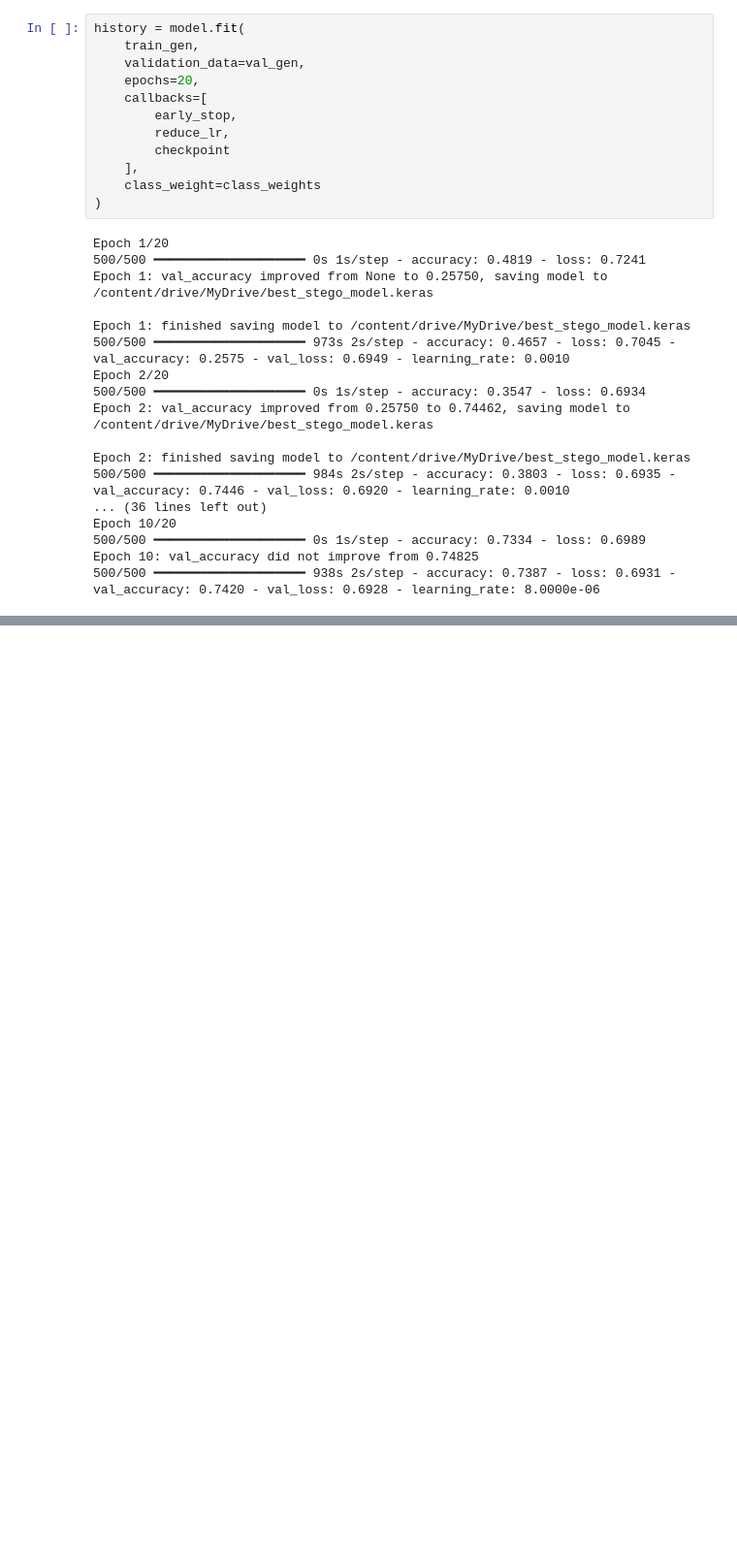
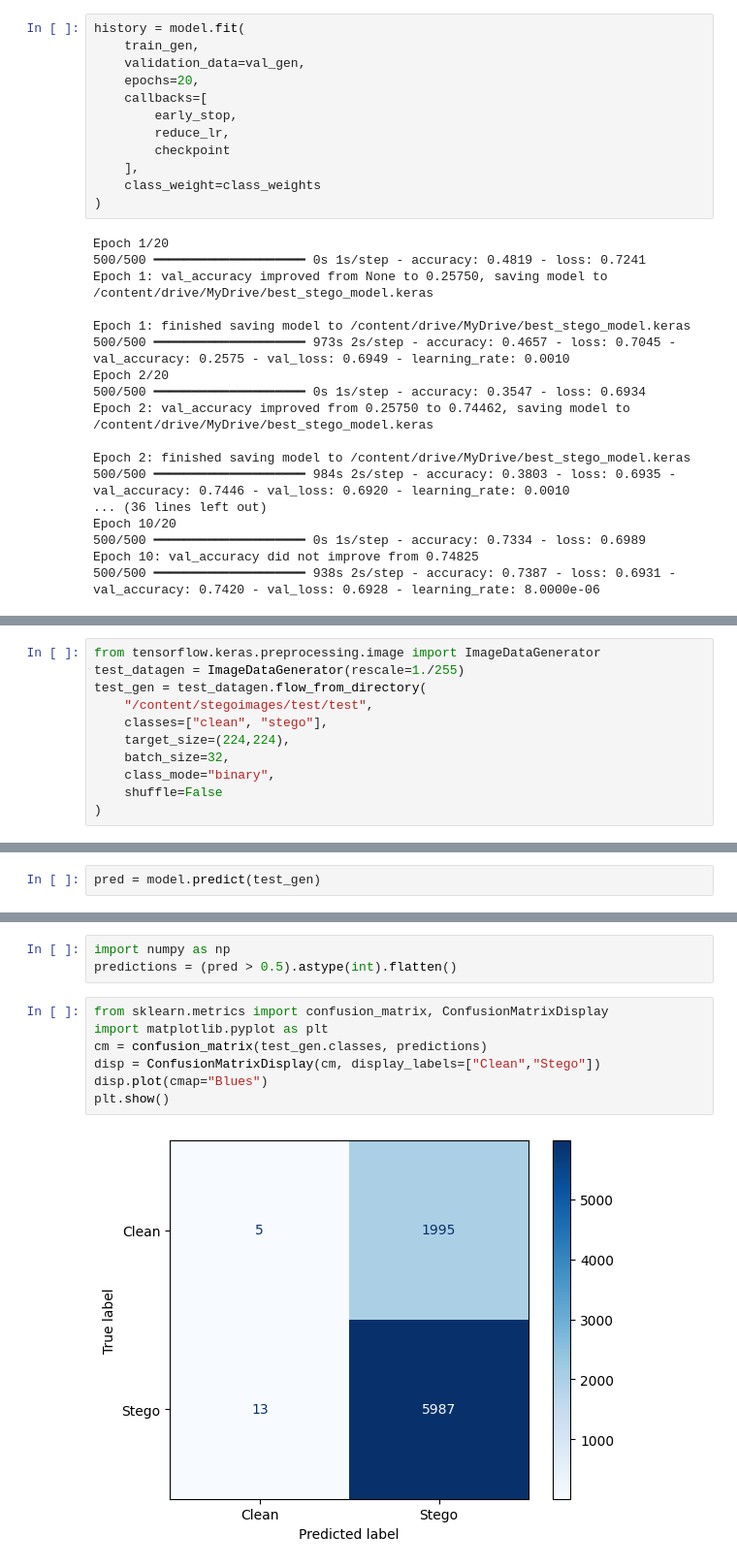
Before and after one commit to Firefox-097/Steganography, a Jupyter notebook: Steganography_MobileNet.ipynb, the cells around one changed output, grey strips where cells are left out. Shown at 97% size. Saved outputs shown, nothing was run; the diff lists cells and outputs as text; blank space fills up the shorter version.

Commit message:
Evaluated class-weighted MobileNetV2 using confusion matrix and classification metrics

```diff
--- a/Steganography_MobileNet.ipynb
+++ b/Steganography_MobileNet.ipynb
@@ -213,0 +220,11 @@ Epoch 10: val_accuracy did not improve from 0.74825
+# %%
+from tensorflow.keras.preprocessing.image import ImageDataGenerator
+test_datagen = ImageDataGenerator(rescale=1./255)
+test_gen = test_datagen.flow_from_directory(
+    "/content/stegoimages/test/test",
+    classes=["clean", "stego"],
+    target_size=(224,224),
+    batch_size=32,
+    class_mode="binary",
+    shuffle=False
+)
@@ -213,0 +233,2 @@ Epoch 10: val_accuracy did not improve from 0.74825
+# %%
+pred = model.predict(test_gen)
@@ -213,0 +237,12 @@ Epoch 10: val_accuracy did not improve from 0.74825
+# %%
+import numpy as np
+predictions = (pred > 0.5).astype(int).flatten()
+# %%
+from sklearn.metrics import confusion_matrix, ConfusionMatrixDisplay
+import matplotlib.pyplot as plt
+cm = confusion_matrix(test_gen.classes, predictions)
+disp = ConfusionMatrixDisplay(cm, display_labels=["Clean","Stego"])
+disp.plot(cmap="Blues")
+plt.show()
+# %% [output]
+[figure, added]
```
Also changed, not shown: parts of 4 cells of this notebook.
